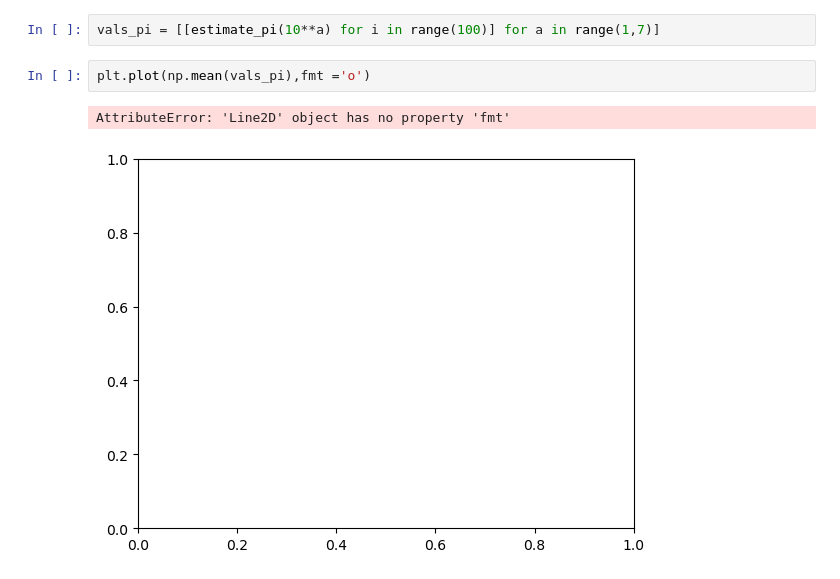
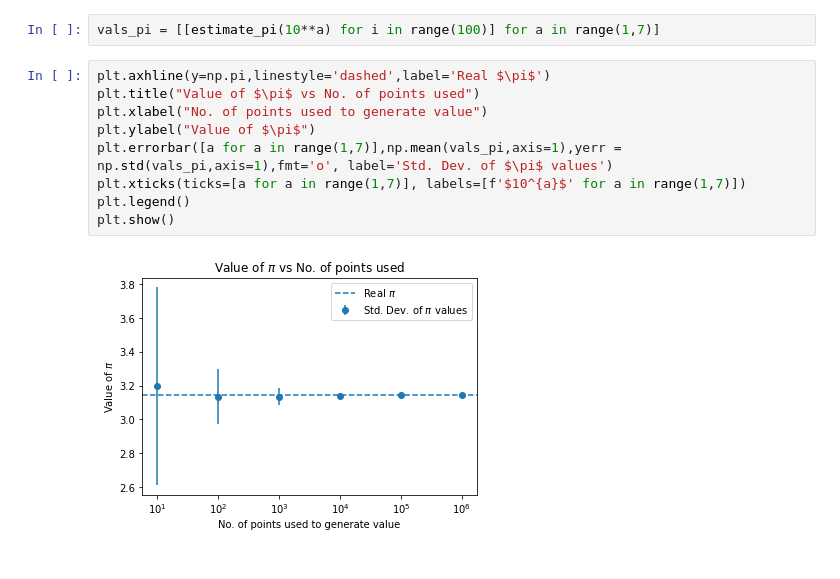
Before and after one commit to SPS-SP2273/learning-portfolio-yimqiy, a Jupyter notebook: random numbers/random_numbers_(good).ipynb, the cells around one changed output. Cells and saved outputs as stored; diff of their text form.

```diff
--- a/random numbers/random_numbers_(good).ipynb
+++ b/random numbers/random_numbers_(good).ipynb
@@ -189,7 +191,13 @@ def estimate_pi(N_total=10_000):
 # %%
 vals_pi = [[estimate_pi(10**a) for i in range(100)] for a in range(1,7)]
 # %%
-plt.plot(np.mean(vals_pi),fmt ='o')
+plt.axhline(y=np.pi,linestyle='dashed',label='Real $\pi$')
+plt.title("Value of $\pi$ vs No. of points used")
+plt.xlabel("No. of points used to generate value")
+plt.ylabel("Value of $\pi$")
+plt.errorbar([a for a in range(1,7)],np.mean(vals_pi,axis=1),yerr = np.std(vals_pi,axis=1),fmt='o', label='Std. Dev. of $\pi$ values')
+plt.xticks(ticks=[a for a in range(1,7)], labels=[f'$10^{a}$' for a in range(1,7)])
+plt.legend()
+plt.show()
 # %% [output]
-AttributeError: 'Line2D' object has no property 'fmt'
-[figure, old version]
+[figure, new version]
```
Also changed, not shown: parts of 4 cells of this notebook, 4 other files.
